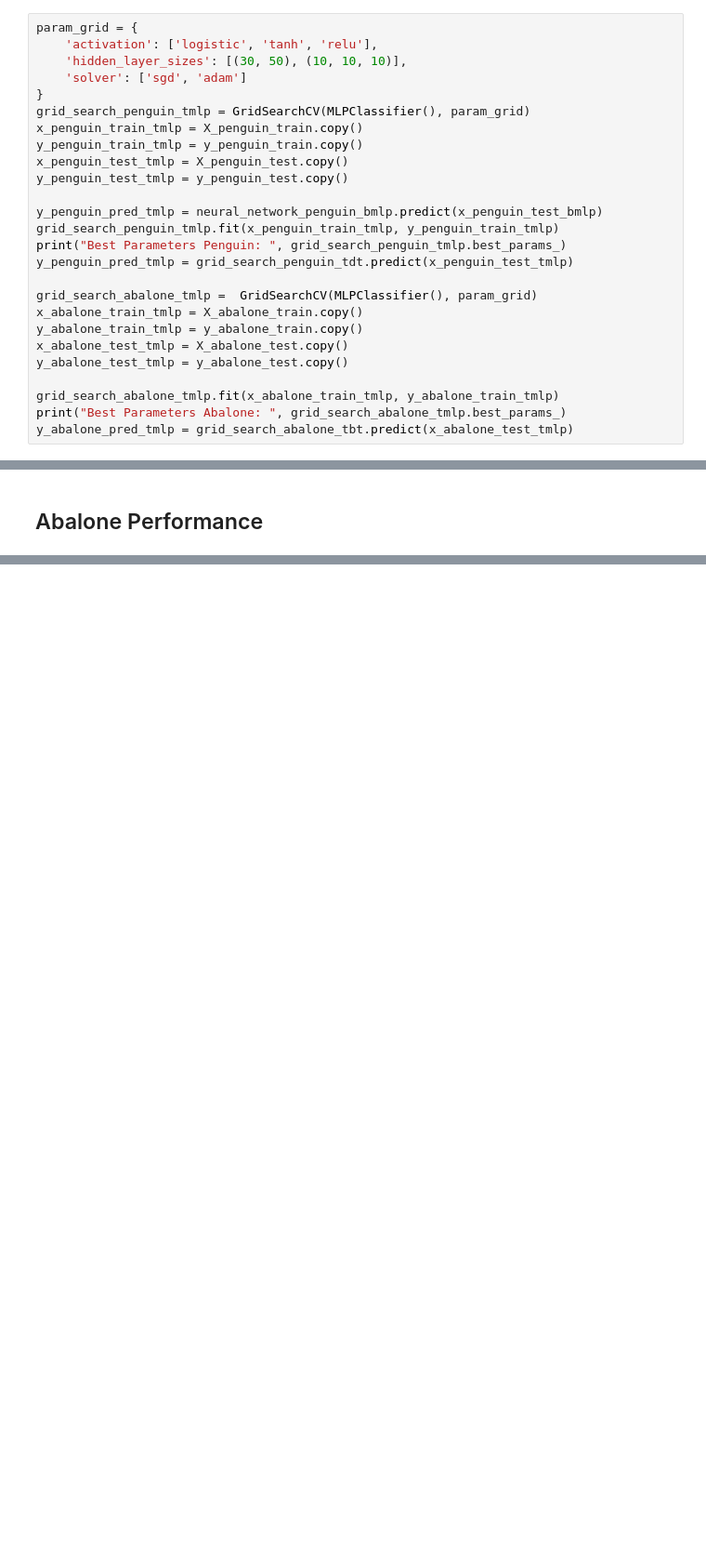
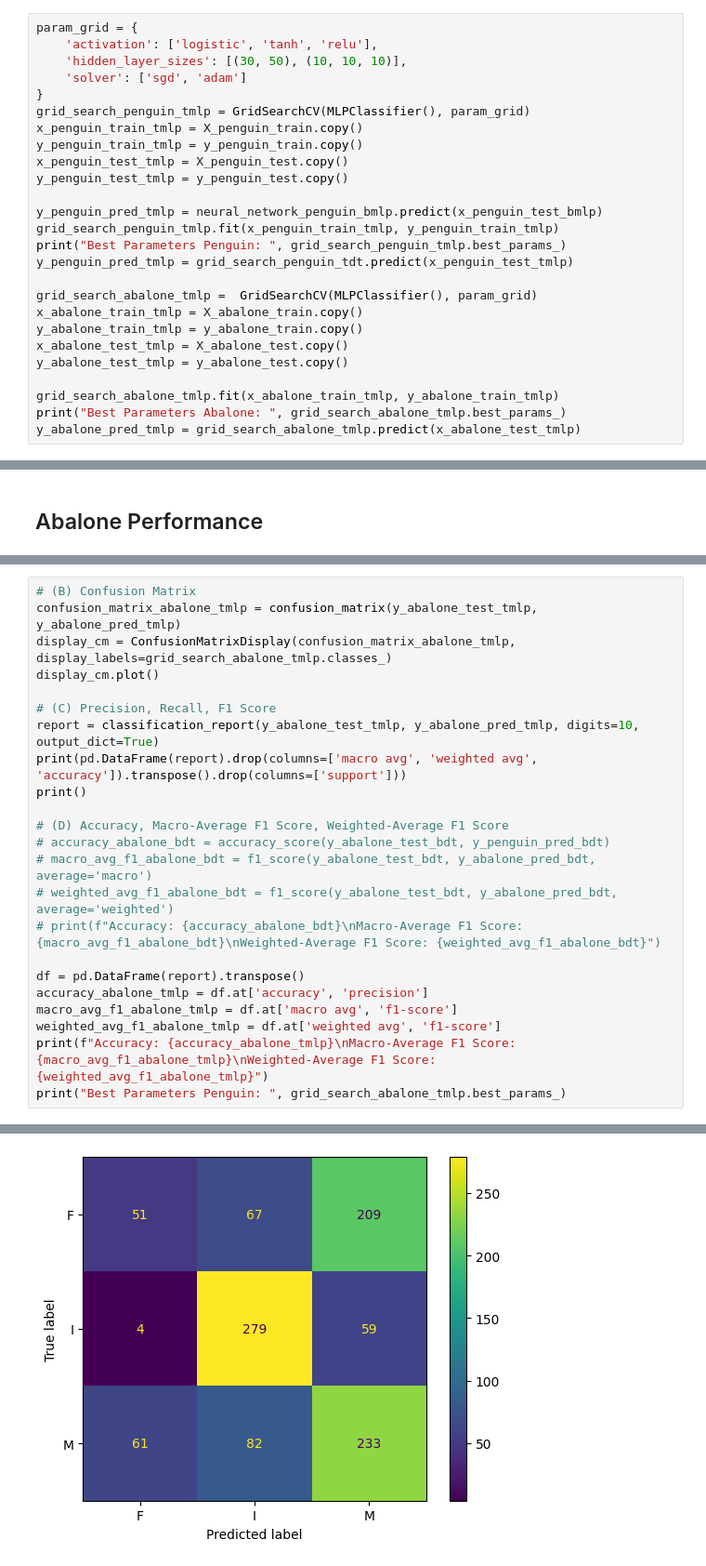
Before and after one commit to ryanwong2000/COMP472-project, a Jupyter notebook: A1-472/A1.ipynb, the cells around one changed output, grey strips where cells are left out. Shown at 93% size. Cells and saved outputs as stored; diff of their text form; blank space fills up the shorter version.

```diff
--- a/A1-472/A1.ipynb
+++ b/A1-472/A1.ipynb
@@ -241,5 +241,5 @@ y_abalone_test_tmlp = y_abalone_test.copy()
 
 grid_search_abalone_tmlp.fit(x_abalone_train_tmlp, y_abalone_train_tmlp)
 print("Best Parameters Abalone: ", grid_search_abalone_tmlp.best_params_)
-y_abalone_pred_tmlp = grid_search_abalone_tbt.predict(x_abalone_test_tmlp)
+y_abalone_pred_tmlp = grid_search_abalone_tmlp.predict(x_abalone_test_tmlp)
 # %% [output]
@@ -423,0 +491,24 @@ Weighted-Average F1 Score: 0.5006328748026673
+# %%
+# (B) Confusion Matrix
+confusion_matrix_abalone_tmlp = confusion_matrix(y_abalone_test_tmlp, y_abalone_pred_tmlp)
+display_cm = ConfusionMatrixDisplay(confusion_matrix_abalone_tmlp, display_labels=grid_search_abalone_tmlp.classes_)
+display_cm.plot()
+
+# (C) Precision, Recall, F1 Score
+report = classification_report(y_abalone_test_tmlp, y_abalone_pred_tmlp, digits=10, output_dict=True)
+print(pd.DataFrame(report).drop(columns=['macro avg', 'weighted avg', 'accuracy']).transpose().drop(columns=['support']))
+print()
+
+# (D) Accuracy, Macro-Average F1 Score, Weighted-Average F1 Score
+# accuracy_abalone_bdt = accuracy_score(y_abalone_test_bdt, y_penguin_pred_bdt)
+# macro_avg_f1_abalone_bdt = f1_score(y_abalone_test_bdt, y_abalone_pred_bdt, average='macro')
+# weighted_avg_f1_abalone_bdt = f1_score(y_abalone_test_bdt, y_abalone_pred_bdt, average='weighted')
+# print(f"Accuracy: {accuracy_abalone_bdt}\nMacro-Average F1 Score: {macro_avg_f1_abalone_bdt}\nWeighted-Average F1 Score: {weighted_avg_f1_abalone_bdt}")
+
+df = pd.DataFrame(report).transpose()
+accuracy_abalone_tmlp = df.at['accuracy', 'precision']
+macro_avg_f1_abalone_tmlp = df.at['macro avg', 'f1-score']
+weighted_avg_f1_abalone_tmlp = df.at['weighted avg', 'f1-score']
+print(f"Accuracy: {accuracy_abalone_tmlp}\nMacro-Average F1 Score: {macro_avg_f1_abalone_tmlp}\nWeighted-Average F1 Score: {weighted_avg_f1_abalone_tmlp}")
+print("Best Parameters Penguin: ", grid_search_abalone_tmlp.best_params_)
+# %% [output]
@@ -423,0 +524 @@ Weighted-Average F1 Score: 0.5006328748026673
+[figure, added]
```
Also changed, not shown: parts of 16 cells of this notebook.
